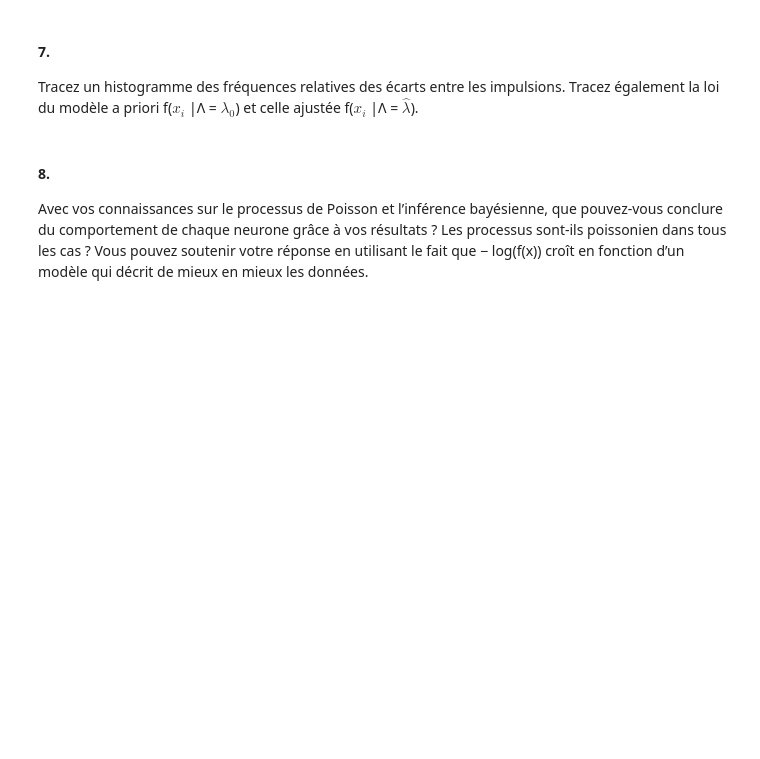
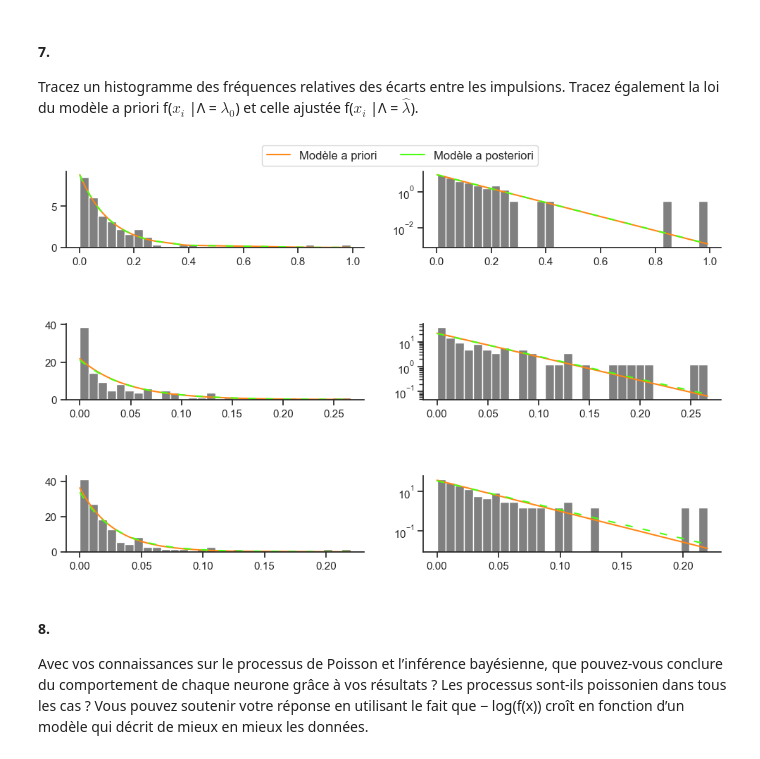
Before and after one commit to BETRU21/PhysNum, a Jupyter notebook: TP1_PhilippeTruchon_SamuelFortin_BenjaminTrudel.ipynb, the cells around one changed output. Cells and saved outputs as stored; diff of their text form; code cells hidden in the pictures; blank space fills up the shorter version.

```diff
--- a/TP1_PhilippeTruchon_SamuelFortin_BenjaminTrudel.ipynb
+++ b/TP1_PhilippeTruchon_SamuelFortin_BenjaminTrudel.ipynb
@@ -12,6 +12,8 @@ import functools
 import os
 
 import matplotlib.pyplot as plt
+from matplotlib.lines import Line2D
+import seaborn as sns
 import numpy as np
 from Romberg_mod import romberg_mod
 from scipy.special import gamma
@@ -19,6 +21,10 @@ from uncertainties import (
     ufloat,  # Uncertainties: a Python package for calculations with uncertainties, Eric O. LEBIGOT, http://pythonhosted.org/uncertainties/
 )
 
+sns.set_theme(style="ticks", palette="deep")
+
+plt.rcParams["axes.spines.right"] = False
+plt.rcParams["axes.spines.top"] = False
 
 # Liste les noms de fichier d'un dossier
 def listNameOfFiles(directory: str, extension="txt"):
@@ -339,6 +345,36 @@ Tracez un histogramme des fréquences relatives des écarts entre les impulsions
 la loi du modèle a priori f($x_i$
 |Λ = $λ_0$) et celle ajustée f($x_i$
 |Λ = $\hat{\lambda}$).
+# %%
+path = os.path.abspath("")
+files_name = listNameOfFiles(path)
+
+t0 = np.sort(np.ediff1d(readTXT(path + "/" + files_name[0])))
+t1 = np.sort(np.ediff1d(readTXT(path + "/" + files_name[1])))
+t2 = np.sort(np.ediff1d(readTXT(path + "/" + files_name[2])))
+
+fig, ax = plt.subplots(nrows=3, ncols=2, figsize=(12,9))
+for i in ax[:,1]:
+    i.set_yscale("log")
+plt.subplots_adjust(bottom=0.9, top=1.5, wspace=0.2, hspace=1)
+for i in range(2):
+    ax[0][i].hist(t0, bins=30, color="gray", density=True)
+    ax[0][i].plot(t0, poisson(t0,1/np.mean(t0)), color="#FF8715", label="Modèle a priori")
+    ax[0][i].plot(t0, poisson(t0,8.87962669324514), linestyle=(0, (5,7)), color="#47FF0F", label="Modèle a posteriori")
+
+    ax[1][i].hist(t1, bins=30, color="gray",density=True)
+    ax[1][i].plot(t1, poisson(t1,1/np.mean(t1)), color="#FF8715", label="Modèle a priori")
+    ax[1][i].plot(t1, poisson(t1,21.07028444884007), linestyle=(0, (5,7)), color="#47FF0F", label="Modèle a posteriori")
+
+    ax[2][i].hist(t2, bins=30, color="gray", density=True)
+    ax[2][i].plot(t2, poisson(t2,1/np.mean(t2)), color="#FF8715", label="Modèle a priori")
+    ax[2][i].plot(t2, poisson(t2,33.91355504031561), linestyle=(0, (5,7)), color="#47FF0F", label="Modèle a posteriori")
+
+legend_elements = [Line2D([],[], color="#FF8715", label="Modèle a priori"), Line2D([],[], color="#47FF0F", label="Modèle a posteriori")]
+fig.legend(handles=legend_elements, fontsize=12, loc=9, bbox_to_anchor=(0.27,1.05,0.5,0.5), ncols=2)
+plt.show()
+# %% [output]
+[figure, added]
 # %% [markdown]
 #### 8.
 
```
Also changed, not shown: 1 other file.
